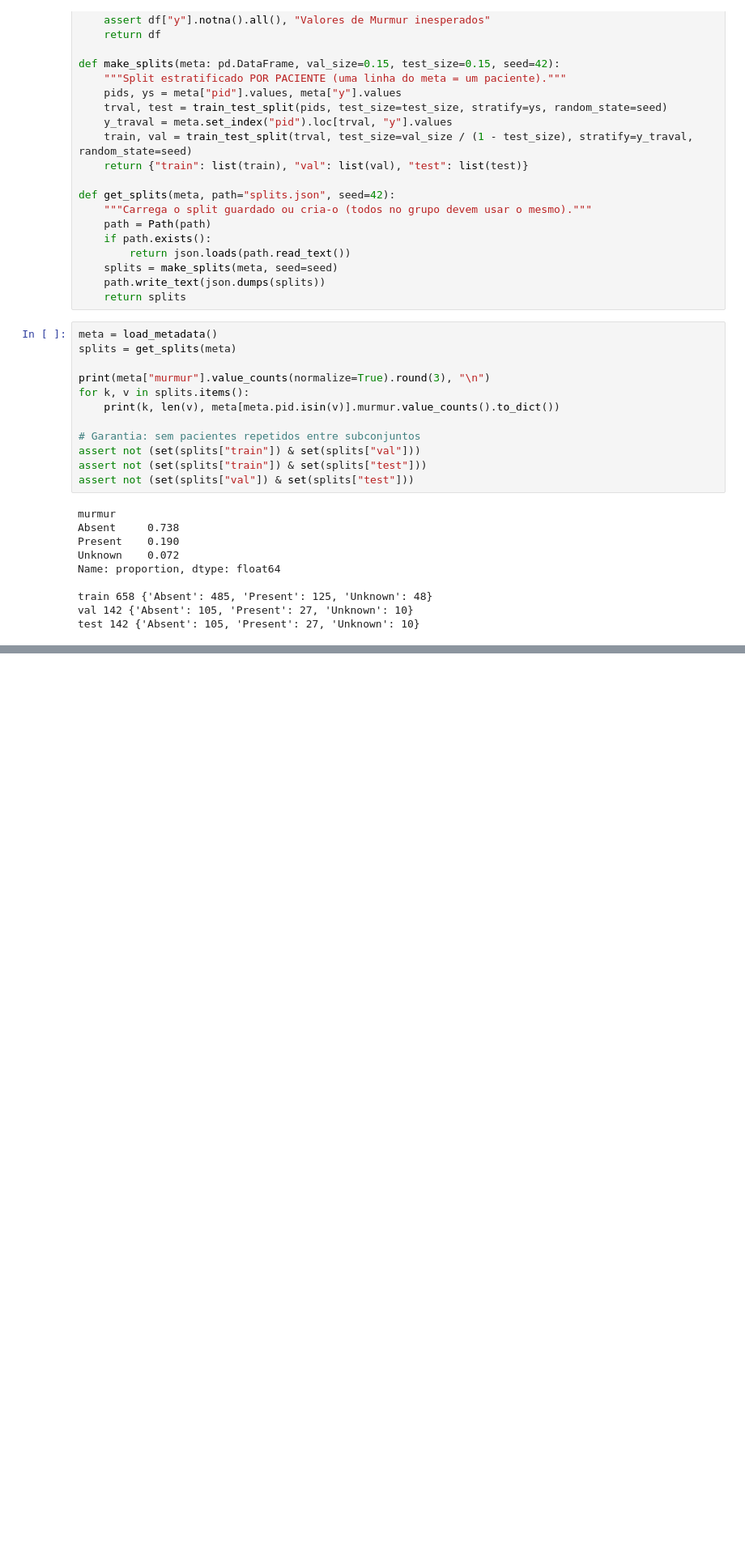
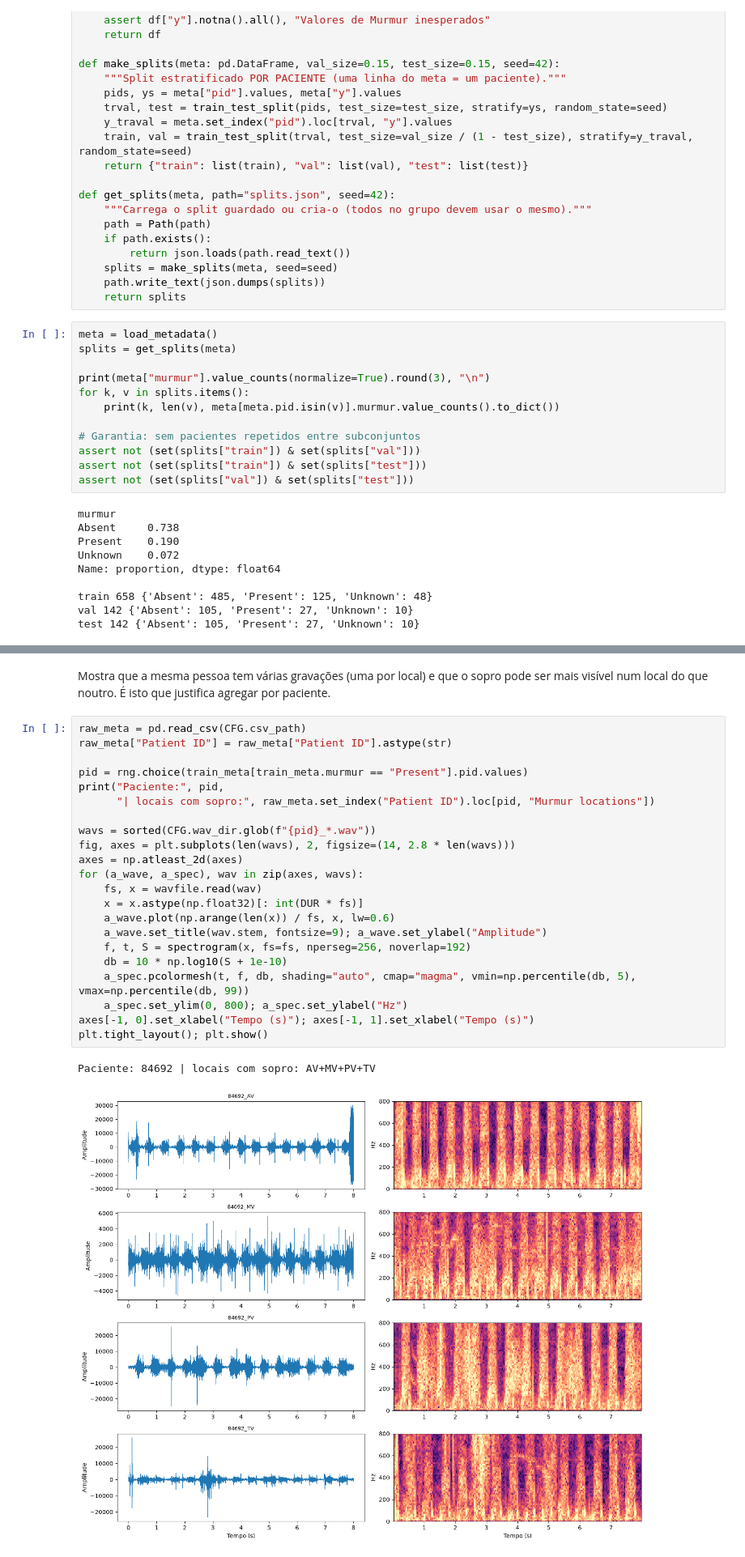
Before and after one commit to mariasantos151202/AC_project, a Jupyter notebook: data_analysis/preprocessamento.ipynb, the cells around one changed output, grey strips where cells are left out. Shown at 81% size. Drawn from its saved outputs; the diff is of its cells as text; blank space fills up the shorter version.

```diff
--- a/data_analysis/preprocessamento.ipynb
+++ b/data_analysis/preprocessamento.ipynb
@@ -98,0 +132,27 @@ test 142 {'Absent': 105, 'Present': 27, 'Unknown': 10}
+# %% [markdown]
+Mostra que a mesma pessoa tem várias gravações (uma por local) e que o sopro pode ser mais visível num local do que noutro. É isto que justifica agregar por paciente.
+# %%
+raw_meta = pd.read_csv(CFG.csv_path)
+raw_meta["Patient ID"] = raw_meta["Patient ID"].astype(str)
+
+pid = rng.choice(train_meta[train_meta.murmur == "Present"].pid.values)
+print("Paciente:", pid,
+      "| locais com sopro:", raw_meta.set_index("Patient ID").loc[pid, "Murmur locations"])
+
+wavs = sorted(CFG.wav_dir.glob(f"{pid}_*.wav"))
+fig, axes = plt.subplots(len(wavs), 2, figsize=(14, 2.8 * len(wavs)))
+axes = np.atleast_2d(axes)
+for (a_wave, a_spec), wav in zip(axes, wavs):
+    fs, x = wavfile.read(wav)
+    x = x.astype(np.float32)[: int(DUR * fs)]
+    a_wave.plot(np.arange(len(x)) / fs, x, lw=0.6)
+    a_wave.set_title(wav.stem, fontsize=9); a_wave.set_ylabel("Amplitude")
+    f, t, S = spectrogram(x, fs=fs, nperseg=256, noverlap=192)
+    db = 10 * np.log10(S + 1e-10)
+    a_spec.pcolormesh(t, f, db, shading="auto", cmap="magma", vmin=np.percentile(db, 5), vmax=np.percentile(db, 99))
+    a_spec.set_ylim(0, 800); a_spec.set_ylabel("Hz")
+axes[-1, 0].set_xlabel("Tempo (s)"); axes[-1, 1].set_xlabel("Tempo (s)")
+plt.tight_layout(); plt.show()
+# %% [output]
+Paciente: 84692 | locais com sopro: AV+MV+PV+TV
+[figure, added]
```
Also changed, not shown: parts of 7 cells of this notebook.
